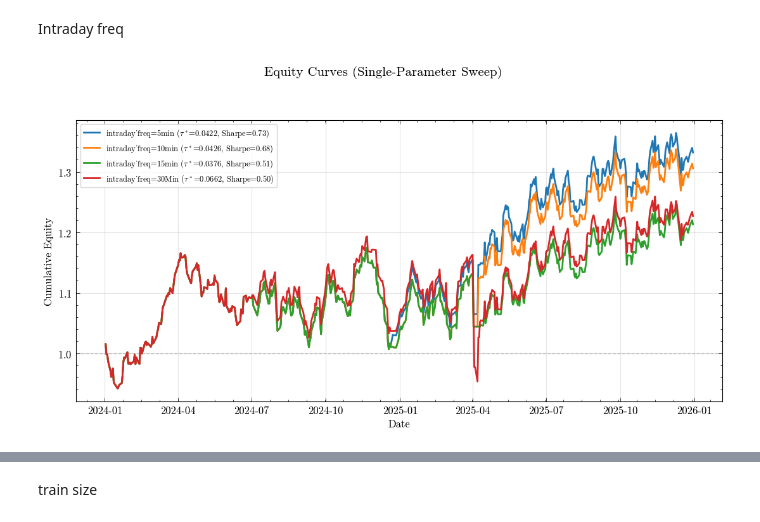
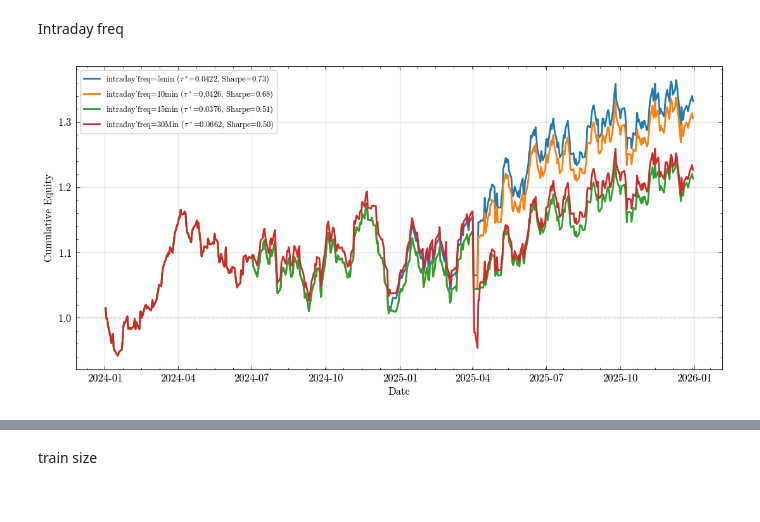
Before and after one commit to jackyeung99/proj_quant_trading, a Jupyter notebook: notebooks/experiment_tau_sensitivity.ipynb, the cells around one changed output, grey strips where cells are left out. Drawn from its saved outputs; the diff is of its cells as text; code cells hidden in the pictures.

```diff
--- a/notebooks/experiment_tau_sensitivity.ipynb
+++ b/notebooks/experiment_tau_sensitivity.ipynb
@@ -1159,7 +1172,7 @@ def sweep_one_param_and_plot(
         plt.plot(e["timestamp"], e["equity"], lw=2, label=label)
 
     plt.axhline(1.0, color="gray", linestyle="--", alpha=0.4)
-    plt.suptitle("Equity Curves (Single-Parameter Sweep)", fontsize=15, fontweight="bold")
+    # plt.suptitle("Equity Curves (Single-Parameter Sweep)", fontsize=15, fontweight="bold")
     # plt.title(f"Overlay: strategy={plot_strategy} | fixed cutoff={base_kwargs.get('cutoff')} | rf={base_kwargs.get('rf')}", fontsize=11, color="dimgray")
     plt.xlabel("Date")
     plt.ylabel("Cumulative Equity")
@@ -1188,17 +1201,15 @@ Intraday freq
 # %%
 rv_frequencies = ["5min", "10min", "15min", "30Min"]
 
 
 out_sweep = sweep_one_param_and_plot(
     values=rv_frequencies,
     param_name="intraday_freq",
     base_kwargs=base_kwargs,
     plot_strategy="c2c",   # choose: "c2c" or "o2c"
 )
 
 summary_df = out_sweep["summary"]
 equity_long = out_sweep["equity_long"]
-
-display(summary_df[['intraday_freq', 'c2c_sharpe', 'c2c_sharpe_buy_regime', 'o2c_sharpe_no_buy_regime', 'c2c_turnover', 'c2c_num_buy_days', 'c2c_num_no_buy_days']].sort_values("c2c_sharpe", ascending=False))
 # %% [output]
-[figure, old version]
+[figure, new version]
```
Also changed, not shown: parts of 16 cells of this notebook, 10 other files.
